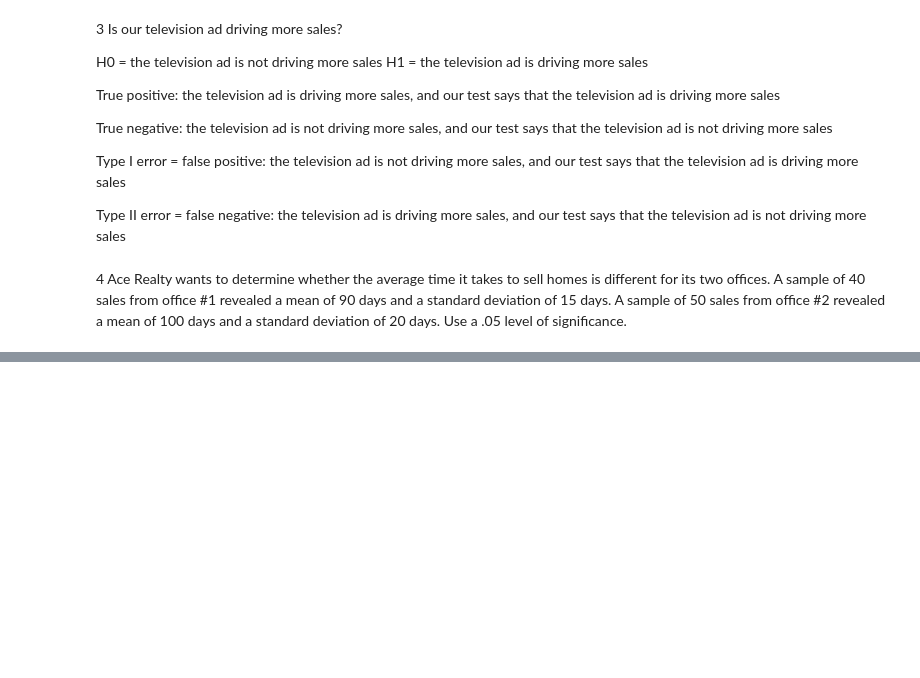
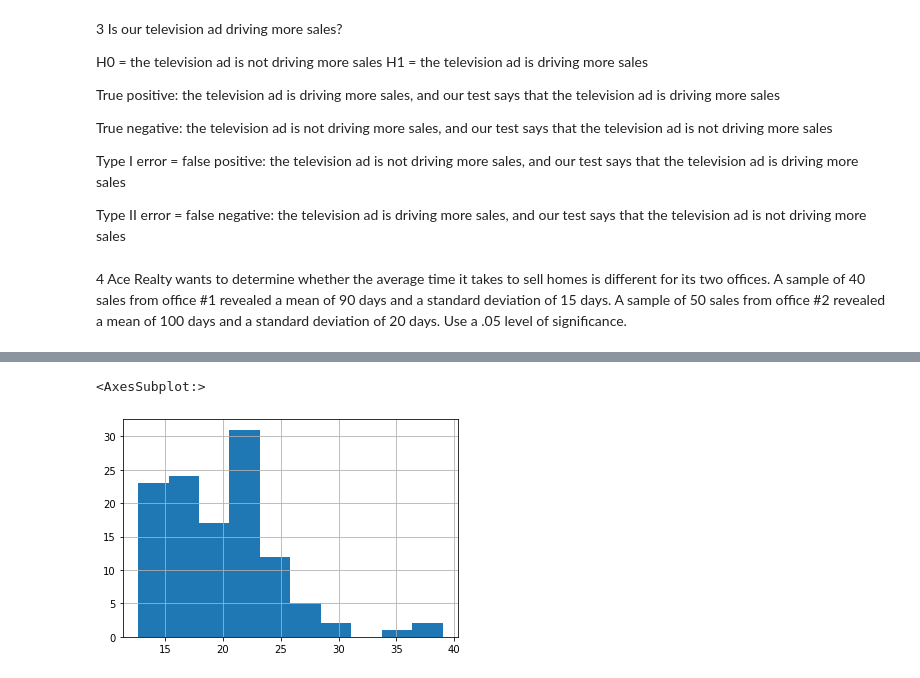
Before and after one commit to ian-james-johnson/data_science_notes, a Jupyter notebook: hypothesis_testing.ipynb, the cells around one changed output, grey strips where cells are left out. Cells and saved outputs as stored; diff of their text form; code cells hidden in the pictures; blank space fills up the shorter version.

```diff
--- a/hypothesis_testing.ipynb
+++ b/hypothesis_testing.ipynb
@@ -75,0 +189,5 @@ Use a .05 level of significance.
+# %%
+cars_1999.hist()
+# %% [output]
+<AxesSubplot:>
+[figure, added]
```
Also changed, not shown: parts of 29 cells of this notebook, 1 other file.
